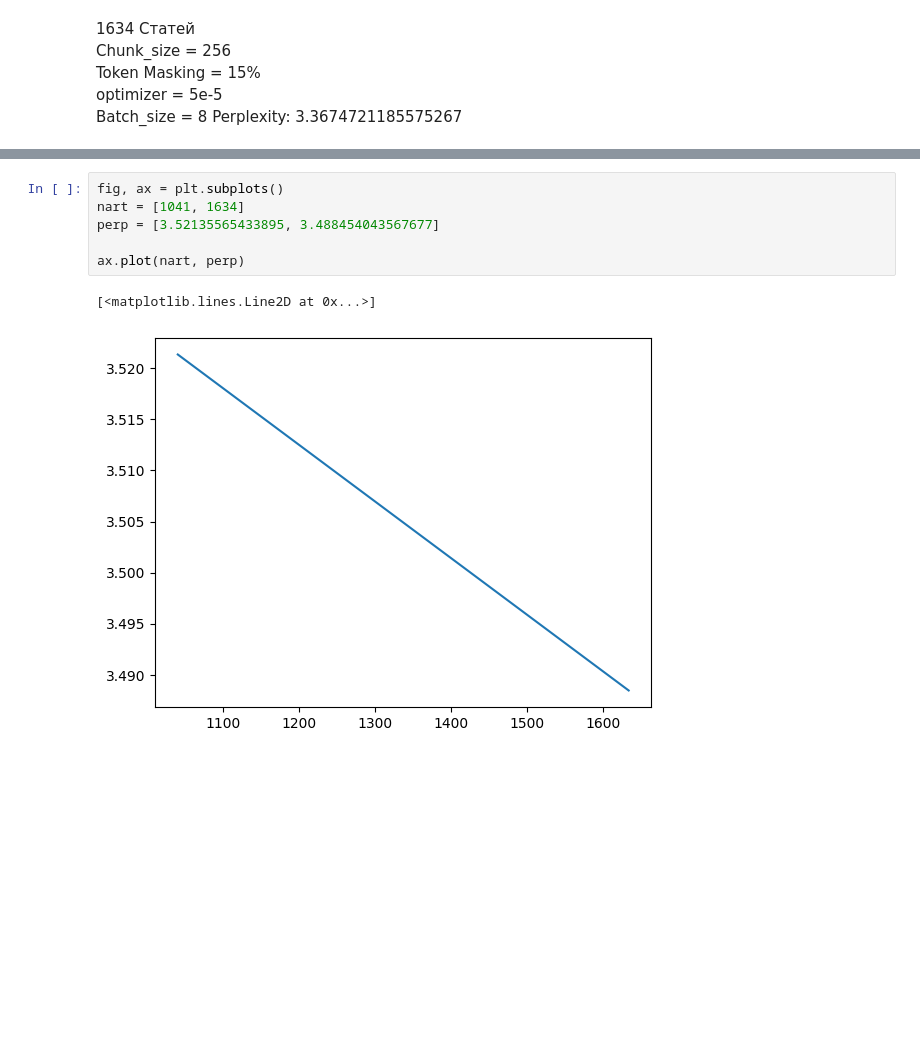
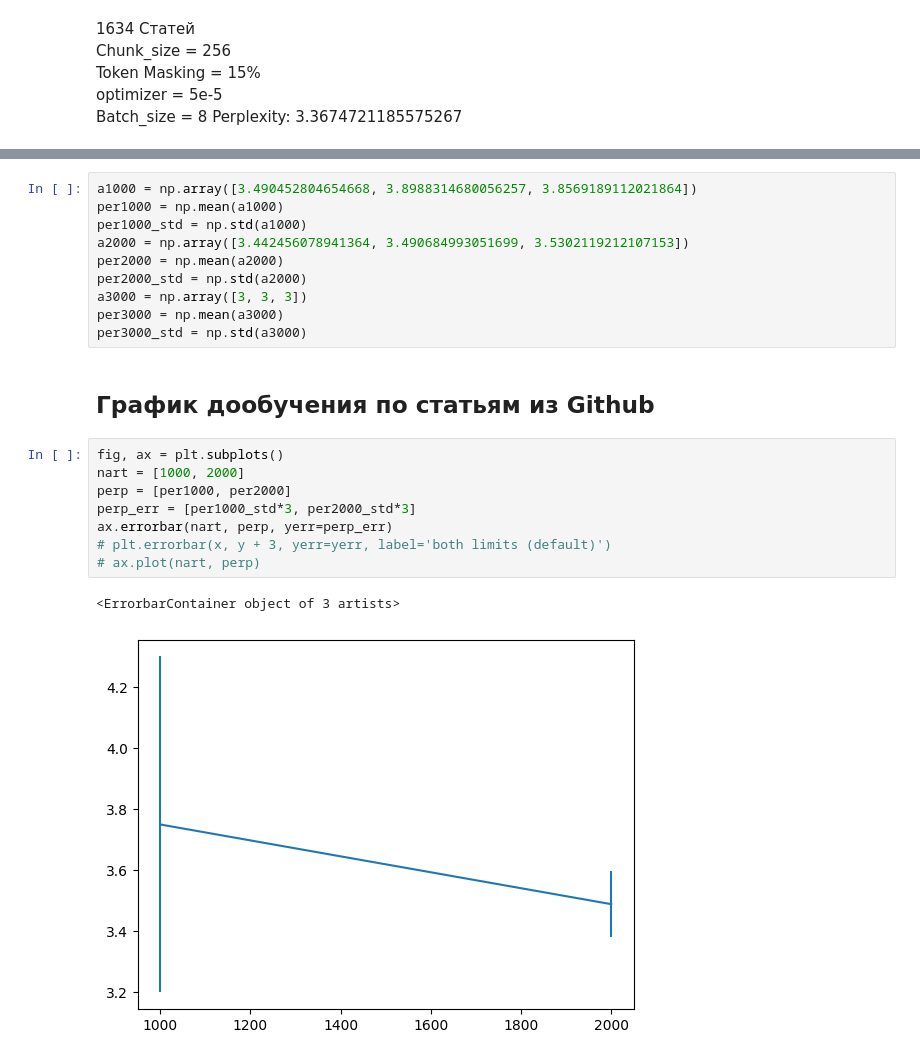
Before and after one commit to Miktima/bertnews, a Jupyter notebook: FT_AF_rubert_results.ipynb, the cells around one changed output, grey strips where cells are left out. Drawn from its saved outputs; the diff is of its cells as text; blank space fills up the shorter version.

```diff
--- a/FT_AF_rubert_results.ipynb
+++ b/FT_AF_rubert_results.ipynb
@@ -22,9 +41,23 @@ Perplexity: 3.3674721185575267<br>
+# %%
+a1000 = np.array([3.490452804654668, 3.8988314680056257, 3.8569189112021864])
+per1000 = np.mean(a1000)
+per1000_std = np.std(a1000)
+a2000 = np.array([3.442456078941364, 3.490684993051699, 3.5302119212107153])
+per2000 = np.mean(a2000)
+per2000_std = np.std(a2000)
+a3000 = np.array([3, 3, 3])
+per3000 = np.mean(a3000)
+per3000_std = np.std(a3000)
+# %% [markdown]
+## График дообучения по статьям из Github
 # %%
 fig, ax = plt.subplots()
-nart = [1041, 1634]
-perp = [3.52135565433895, 3.488454043567677]
-
-ax.plot(nart, perp)
+nart = [1000, 2000]
+perp = [per1000, per2000]
+perp_err = [per1000_std*3, per2000_std*3]
+ax.errorbar(nart, perp, yerr=perp_err)
+# plt.errorbar(x, y + 3, yerr=yerr, label='both limits (default)')
+# ax.plot(nart, perp)
 # %% [output]
-[<matplotlib.lines.Line2D at 0x...>]
+<ErrorbarContainer object of 3 artists>
-[figure, old version]
+[figure, new version]
```
Also changed, not shown: parts of 2 cells of this notebook, 2 other files.
